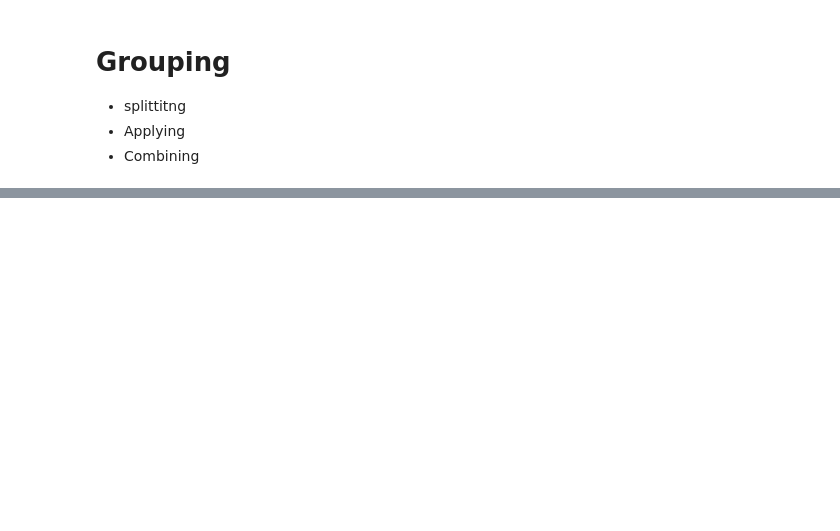
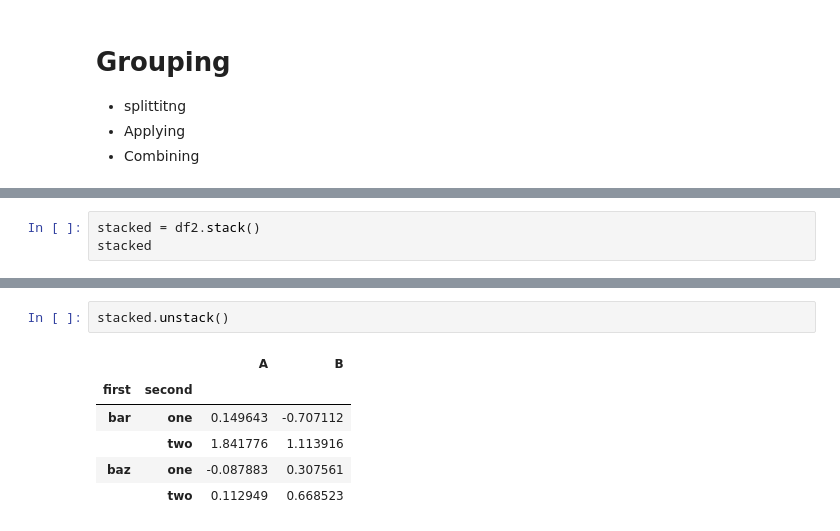
Before and after one commit to heemokyim/dsschool-study-notebook, a Jupyter notebook: 2nd-week-titanic/10min_pandas.ipynb, the cells around one changed output, grey strips where cells are left out. Cells and saved outputs as stored; diff of their text form; blank space fills up the shorter version.

```diff
--- a/2nd-week-titanic/10min_pandas.ipynb
+++ b/2nd-week-titanic/10min_pandas.ipynb
@@ -650,0 +668,3 @@ df.groupby(['A', 'B']).sum()
+# %%
+stacked = df2.stack()
+stacked
@@ -650,0 +682,9 @@ df.groupby(['A', 'B']).sum()
+# %%
+stacked.unstack()
+# %% [output]
+|  |  | A | B |
+| first | second |  |  |
+| bar | one | 0.149643 | -0.707112 |
+|  | two | 1.841776 | 1.113916 |
+| baz | one | -0.087883 | 0.307561 |
+|  | two | 0.112949 | 0.668523 |
```
Also changed, not shown: parts of 60 cells of this notebook.
